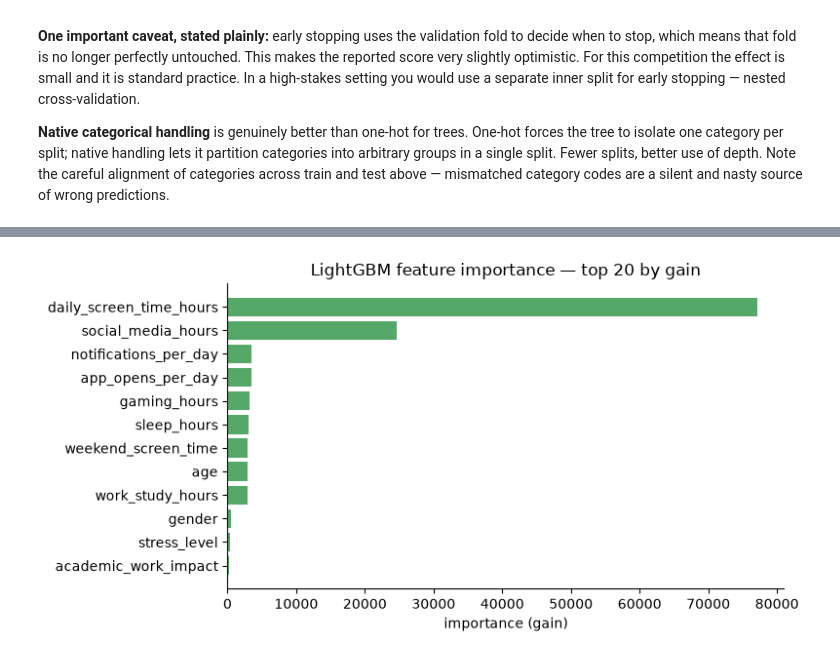
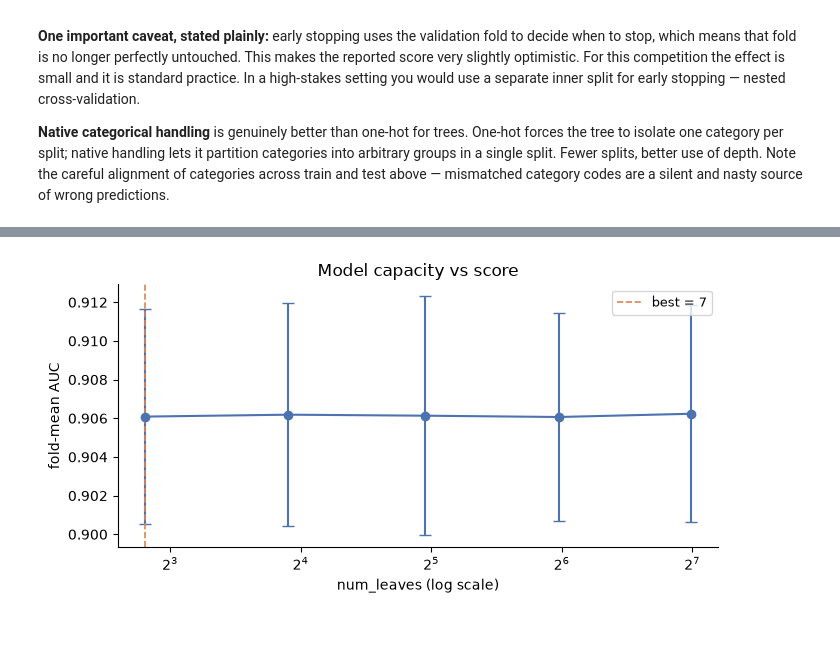
Before and after one commit to EAniwa/kaggle-s6e8-smartphone-addiction, a Jupyter notebook: build/executed.ipynb, the cells around one changed output, grey strips where cells are left out. Drawn from its saved outputs; the diff is of its cells as text; code cells hidden in the pictures; blank space fills up the shorter version.

```diff
--- a/build/executed.ipynb
+++ b/build/executed.ipynb
@@ -1411,28 +1411,71 @@ and nasty source of wrong predictions.
 # %%
-# Guard against a degenerate model if early stopping fired very early on some fold.
-final_n = max(50, int(np.mean(best_iters)))
-final_lgb = lgb.LGBMClassifier(**{**lgb_params, "n_estimators": final_n})
-print(f"Refitting on all training data with n_estimators={final_n}")
-final_lgb.fit(X_gbm, y)
+# Sweeping capacity means refitting many models, so do it on a subsample.
+# Relative ordering of hyperparameters is stable under subsampling even though
+# absolute scores are not — which is exactly what a sweep needs.
+SWEEP_N = min(len(X_gbm), 150_000)
+sweep_idx = np.random.RandomState(SEED).choice(len(X_gbm), SWEEP_N, replace=False)
+Xs, ys = X_gbm.iloc[sweep_idx].reset_index(drop=True), y[sweep_idx]
+cv_s = StratifiedKFold(n_splits=N_SPLITS, shuffle=True, random_state=SEED)
 
-imp = pd.DataFrame({
-    "feature": X_gbm.columns,
-    "gain": final_lgb.booster_.feature_importance(importance_type="gain"),
-    "split": final_lgb.booster_.feature_importance(importance_type="split"),
-}).sort_values("gain", ascending=False)
-imp["gain_pct"] = (imp["gain"] / imp["gain"].sum() * 100).round(2)
+print(f"Sweeping num_leaves on {SWEEP_N:,} rows\n")
+print(f"{'num_leaves':>11} {'fold-mean AUC':>15} {'+/- std':>10}")
+print("-" * 39)
 
-display(imp.head(20))
+capacity_rows = []
+for nl in [7, 15, 31, 63, 127]:
+    p = {**lgb_params, "num_leaves": nl, "n_estimators": 1500}
+    oof_c = np.zeros(SWEEP_N)
+    for tr, va in cv_s.split(Xs, ys):
+        m = lgb.LGBMClassifier(**p)
+        m.fit(Xs.iloc[tr], ys[tr], eval_set=[(Xs.iloc[va], ys[va])],
+              eval_metric="auc",
+              callbacks=[lgb.early_stopping(100, verbose=False)])
+        oof_c[va] = m.predict_proba(Xs.iloc[va])[:, 1]
+    mean_c, std_c = fold_auc_mean(oof_c, ys, cv_s, Xs)
+    capacity_rows.append({"num_leaves": nl, "cv_auc": mean_c, "cv_std": std_c})
+    print(f"{nl:>11} {mean_c:>15.5f} {std_c:>10.5f}")
 
-top = imp.head(20).iloc[::-1]
-fig, ax = plt.subplots(figsize=(8, max(4, 0.34 * len(top))))
-ax.barh(top["feature"], top["gain"], color="#55A868")
-ax.set_xlabel("importance (gain)")
-ax.set_title("LightGBM feature importance — top 20 by gain")
+cap = pd.DataFrame(capacity_rows)
+top = cap.loc[cap["cv_auc"].idxmax()]
+span = cap["cv_auc"].max() - cap["cv_auc"].min()
+noise = float(cap["cv_std"].mean())
+
+# ONE-STANDARD-ERROR RULE: among all settings statistically indistinguishable
+# from the best, take the SIMPLEST. Picking the raw argmax means chasing noise.
+threshold = top["cv_auc"] - top["cv_std"]
+within = cap[cap["cv_auc"] >= threshold]
+best_leaves = int(within["num_leaves"].min())
+
+print(f"\nraw best num_leaves      {int(top['num_leaves'])}  (AUC {top['cv_auc']:.5f})")
+print(f"span across the sweep    {span:.5f}")
+print(f"typical fold noise       {noise:.5f}")
+
+if span < noise:
+    print(f"\n  The whole sweep fits inside the fold noise: capacity is NOT a")
+    print(f"  live dial on this data at this size. Take the simplest setting.")
+else:
+    print(f"\n  The span exceeds fold noise, so capacity genuinely matters here.")
+
+print(f"\nApplying the one-standard-error rule:")
+print(f"  settings within 1 SE of the best: "
+      f"{sorted(within['num_leaves'].tolist())}")
+print(f"  -> choosing the simplest: num_leaves = {best_leaves}")
+
+fig, ax = plt.subplots(figsize=(7, 3.6))
+ax.errorbar(cap["num_leaves"], cap["cv_auc"], yerr=cap["cv_std"],
+            marker="o", capsize=4, color="#4C72B0")
+ax.axvline(best_leaves, color="#DD8452", ls="--", lw=1.2,
+           label=f"best = {best_leaves}")
+ax.set_xscale("log", base=2)
+ax.set_xlabel("num_leaves (log scale)")
+ax.set_ylabel("fold-mean AUC")
+ax.set_title("Model capacity vs score")
+ax.legend(fontsize=9)
 ax.spines[["top", "right"]].set_visible(False)
 plt.tight_layout()
 plt.show()
 
-zero_gain = imp[imp["gain"] == 0]["feature"].tolist()
-print(f"Features the model never used: {zero_gain if zero_gain else 'none'}")
+# Adopt the winner for every LightGBM fitted from here on.
+lgb_params["num_leaves"] = best_leaves
+print(f"\nlgb_params['num_leaves'] set to {best_leaves} for the rest of the notebook.")
 # %% [output]
@@ -1453 +1502 @@ Refitting on all training data with n_estimators=126
-[figure, old version]
+[figure, new version]
```
Also changed, not shown: parts of 33 cells of this notebook, 12 other files.
